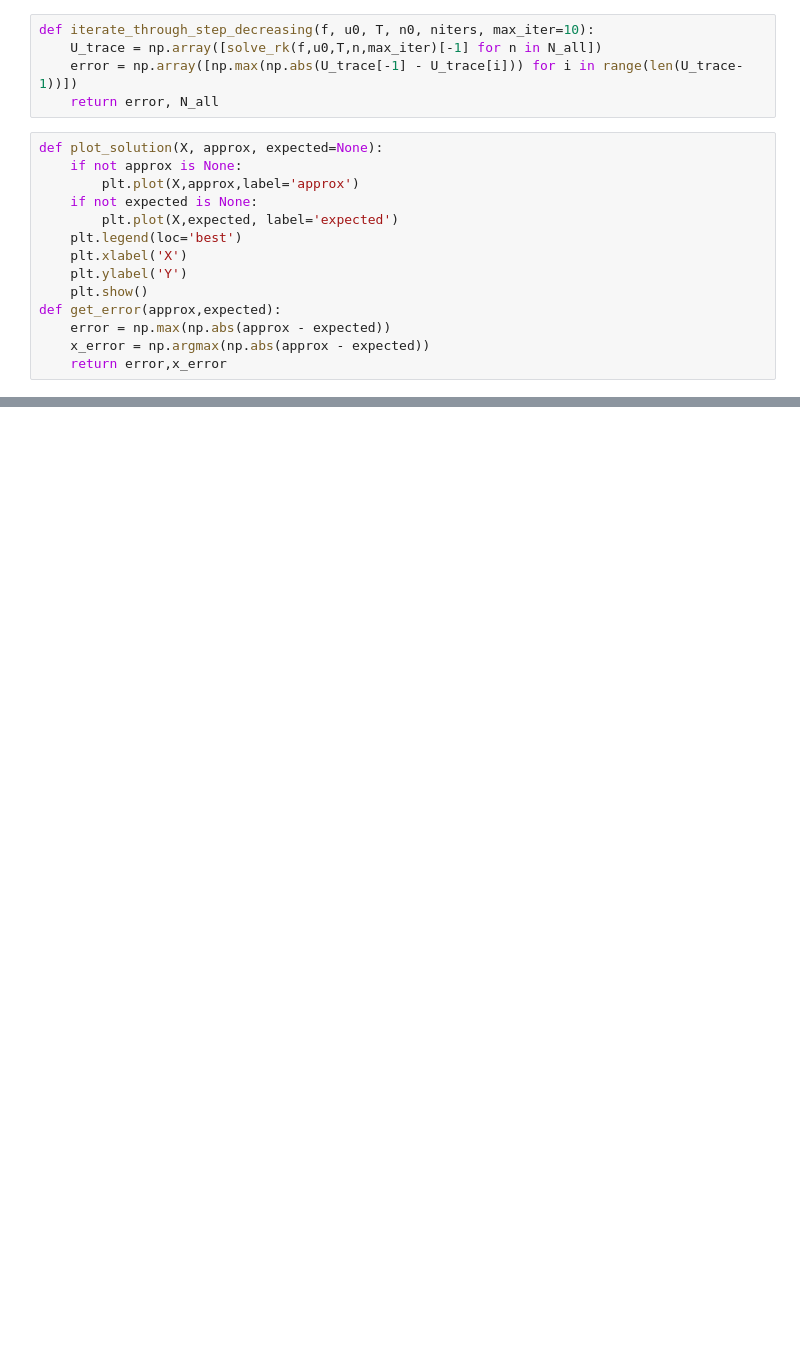
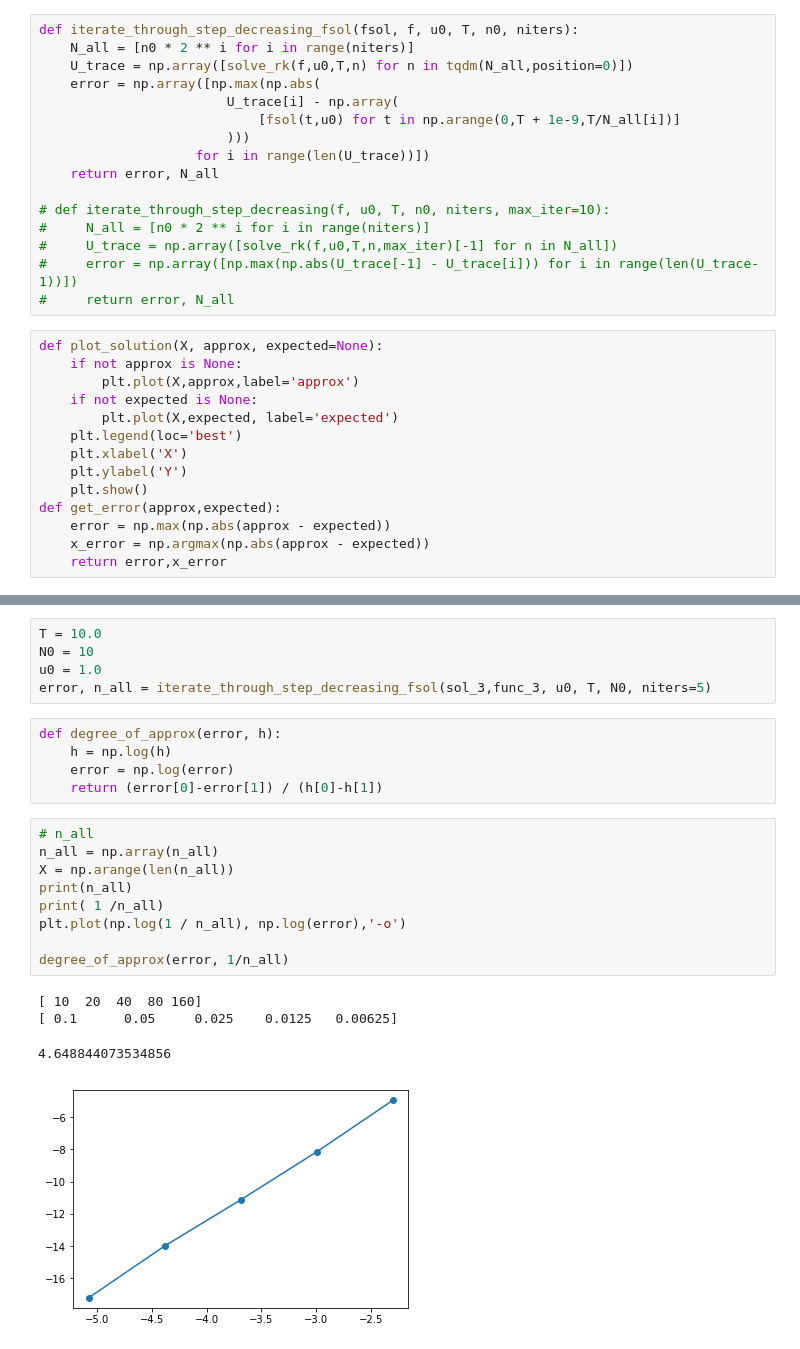
Before and after one commit to ale3otik/CompMathMIPT2017, a Jupyter notebook: task3/notebook.ipynb, the cells around one changed output, grey strips where cells are left out. Drawn from its saved outputs; the diff is of its cells as text; blank space fills up the shorter version.

```diff
--- a/task3/notebook.ipynb
+++ b/task3/notebook.ipynb
@@ -36,8 +41,19 @@ def solve_rk(f,u0, T, n, max_iter=10):
 # %%
-def iterate_through_step_decreasing(f, u0, T, n0, niters, max_iter=10):
-    U_trace = np.array([solve_rk(f,u0,T,n,max_iter)[-1] for n in N_all])
-    error = np.array([np.max(np.abs(U_trace[-1] - U_trace[i])) for i in range(len(U_trace-1))])
+def iterate_through_step_decreasing_fsol(fsol, f, u0, T, n0, niters):
+    N_all = [n0 * 2 ** i for i in range(niters)]
+    U_trace = np.array([solve_rk(f,u0,T,n) for n in tqdm(N_all,position=0)])
+    error = np.array([np.max(np.abs(
+                        U_trace[i] - np.array(
+                            [fsol(t,u0) for t in np.arange(0,T + 1e-9,T/N_all[i])]
+                        )))
+                    for i in range(len(U_trace))])
     return error, N_all
+
+# def iterate_through_step_decreasing(f, u0, T, n0, niters, max_iter=10):
+#     N_all = [n0 * 2 ** i for i in range(niters)]
+#     U_trace = np.array([solve_rk(f,u0,T,n,max_iter)[-1] for n in N_all])
+#     error = np.array([np.max(np.abs(U_trace[-1] - U_trace[i])) for i in range(len(U_trace-1))])
+#     return error, N_all
 # %%
 def plot_solution(X, approx, expected=None):
     if not approx is None:
@@ -127,0 +156,24 @@ plot_solution(X, approx)
+# %%
+T = 10.0
+N0 = 10
+u0 = 1.0
+error, n_all = iterate_through_step_decreasing_fsol(sol_3,func_3, u0, T, N0, niters=5)
+# %%
+def degree_of_approx(error, h):
+    h = np.log(h)
+    error = np.log(error)
+    return (error[0]-error[1]) / (h[0]-h[1])
+# %%
+# n_all
+n_all = np.array(n_all)
+X = np.arange(len(n_all))
+print(n_all)
+print( 1 /n_all)
+plt.plot(np.log(1 / n_all), np.log(error),'-o')
+
+degree_of_approx(error, 1/n_all)
+# %% [output]
+[ 10  20  40  80 160]
+[ 0.1      0.05     0.025    0.0125   0.00625]
+4.648844073534856
+[figure, added]
```
Also changed, not shown: parts of 14 cells of this notebook.
